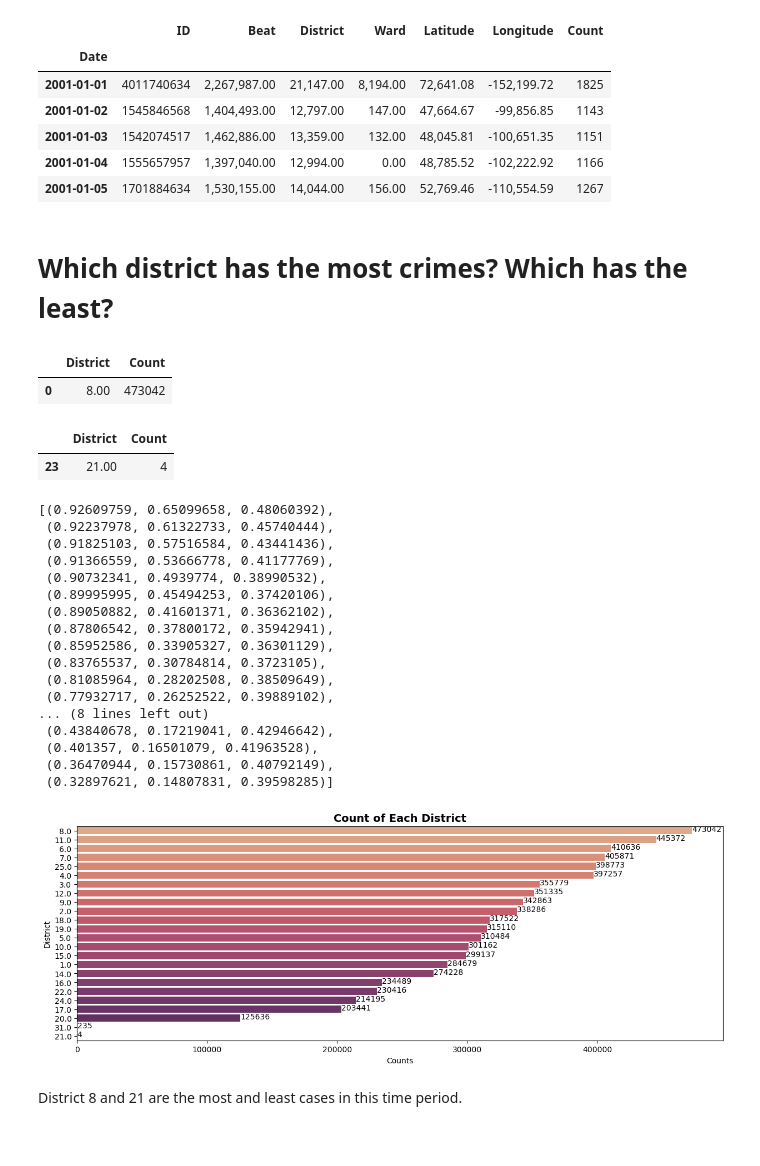
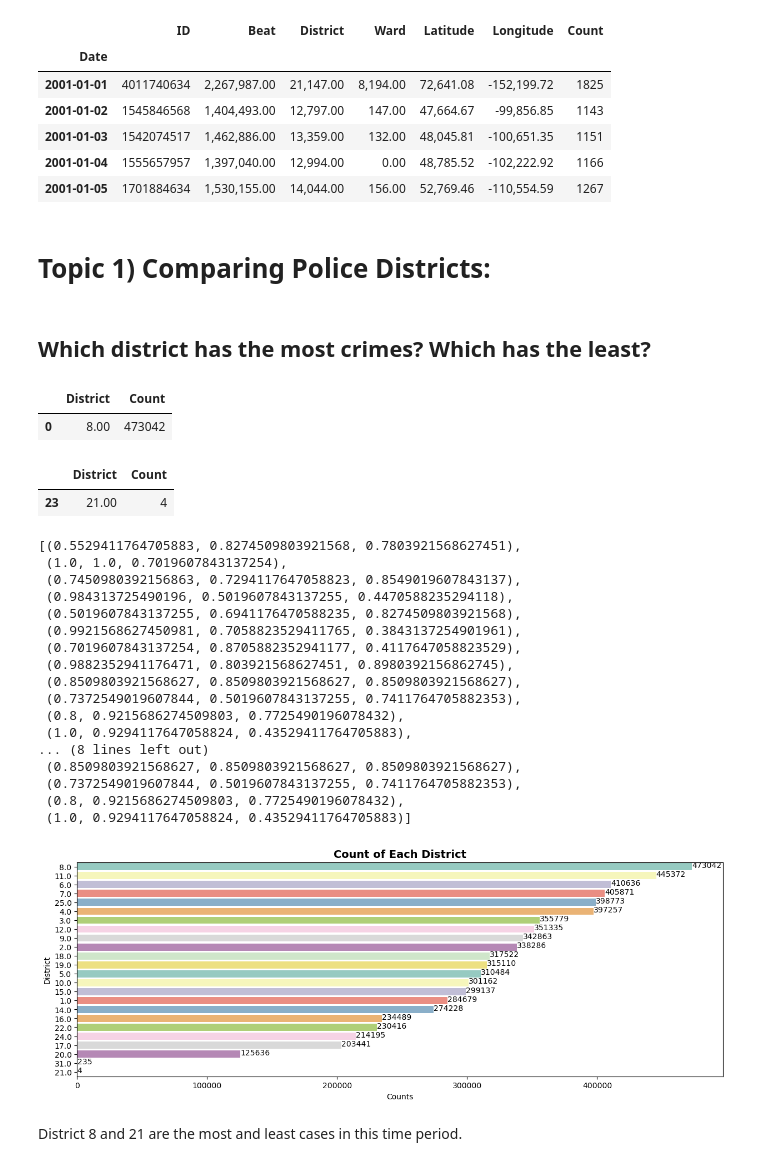
Before and after one commit to hawkeyedatatsai/Chicago-Crime-Data, a Jupyter notebook: Questions.ipynb, the cells around one changed output. Drawn from its saved outputs; the diff is of its cells as text; code cells hidden in the pictures.

```diff
--- a/Questions.ipynb
+++ b/Questions.ipynb
@@ -93,8 +99,10 @@ resampled_df.head()
 | 2001-01-03 | 1542074517 | 1,462,886.00 | 13,359.00 | 132.00 | 48,045.81 | -100,651.35 | 1151 |
 | 2001-01-04 | 1555657957 | 1,397,040.00 | 12,994.00 | 0.00 | 48,785.52 | -102,222.92 | 1166 |
 | 2001-01-05 | 1701884634 | 1,530,155.00 | 14,044.00 | 156.00 | 52,769.46 | -110,554.59 | 1267 |
+# %% [markdown]
+# Topic 1) Comparing Police Districts:
 # %% [markdown]
-# Which district has the most crimes? Which has the least?
+## Which district has the most crimes? Which has the least?
 # %%
 # create a barplot function
 def plot_bar(df, y_column, pale, yticks, ylab):
@@ -135,32 +143,32 @@ display(count_by_dis.head(1),count_by_dis.tail(1))
 # %%
 # create a barplot for district column
 yticks = count_by_dis['District']
-pale = sns.color_palette("flare", count_by_dis.shape[0])
+pale = sns.color_palette("Set3", count_by_dis.shape[0])
 pale
 # %% [output]
-[(0.92609759, 0.65099658, 0.48060392),
- (0.92237978, 0.61322733, 0.45740444),
- (0.91825103, 0.57516584, 0.43441436),
- (0.91366559, 0.53666778, 0.41177769),
- (0.90732341, 0.4939774, 0.38990532),
- (0.89995995, 0.45494253, 0.37420106),
- (0.89050882, 0.41601371, 0.36362102),
- (0.87806542, 0.37800172, 0.35942941),
- (0.85952586, 0.33905327, 0.36301129),
- (0.83765537, 0.30784814, 0.3723105),
- (0.81085964, 0.28202508, 0.38509649),
- (0.77932717, 0.26252522, 0.39889102),
+[(0.5529411764705883, 0.8274509803921568, 0.7803921568627451),
+ (1.0, 1.0, 0.7019607843137254),
+ (0.7450980392156863, 0.7294117647058823, 0.8549019607843137),
+ (0.984313725490196, 0.5019607843137255, 0.4470588235294118),
+ (0.5019607843137255, 0.6941176470588235, 0.8274509803921568),
+ (0.9921568627450981, 0.7058823529411765, 0.3843137254901961),
+ (0.7019607843137254, 0.8705882352941177, 0.4117647058823529),
+ (0.9882352941176471, 0.803921568627451, 0.8980392156862745),
+ (0.8509803921568627, 0.8509803921568627, 0.8509803921568627),
+ (0.7372549019607844, 0.5019607843137255, 0.7411764705882353),
+ (0.8, 0.9215686274509803, 0.7725490196078432),
+ (1.0, 0.9294117647058824, 0.43529411764705883),
 ... (8 lines left out)
- (0.43840678, 0.17219041, 0.42946642),
- (0.401357, 0.16501079, 0.41963528),
- (0.36470944, 0.15730861, 0.40792149),
- (0.32897621, 0.14807831, 0.39598285)]
+ (0.8509803921568627, 0.8509803921568627, 0.8509803921568627),
+ (0.7372549019607844, 0.5019607843137255, 0.7411764705882353),
+ (0.8, 0.9215686274509803, 0.7725490196078432),
+ (1.0, 0.9294117647058824, 0.43529411764705883)]
 # %%
 # plot crime counts by district
-plot_bar(df_byday,
+plot_bar(df,
          y_column='District',
          pale=pale, yticks = yticks, ylab = 'District');
 # %% [output]
-[figure, old version]
+[figure, new version]
 # %% [markdown]
 District 8 and 21 are the most and least cases in this time period.
```
Also changed, not shown: parts of 32 cells of this notebook, 4 other files.
